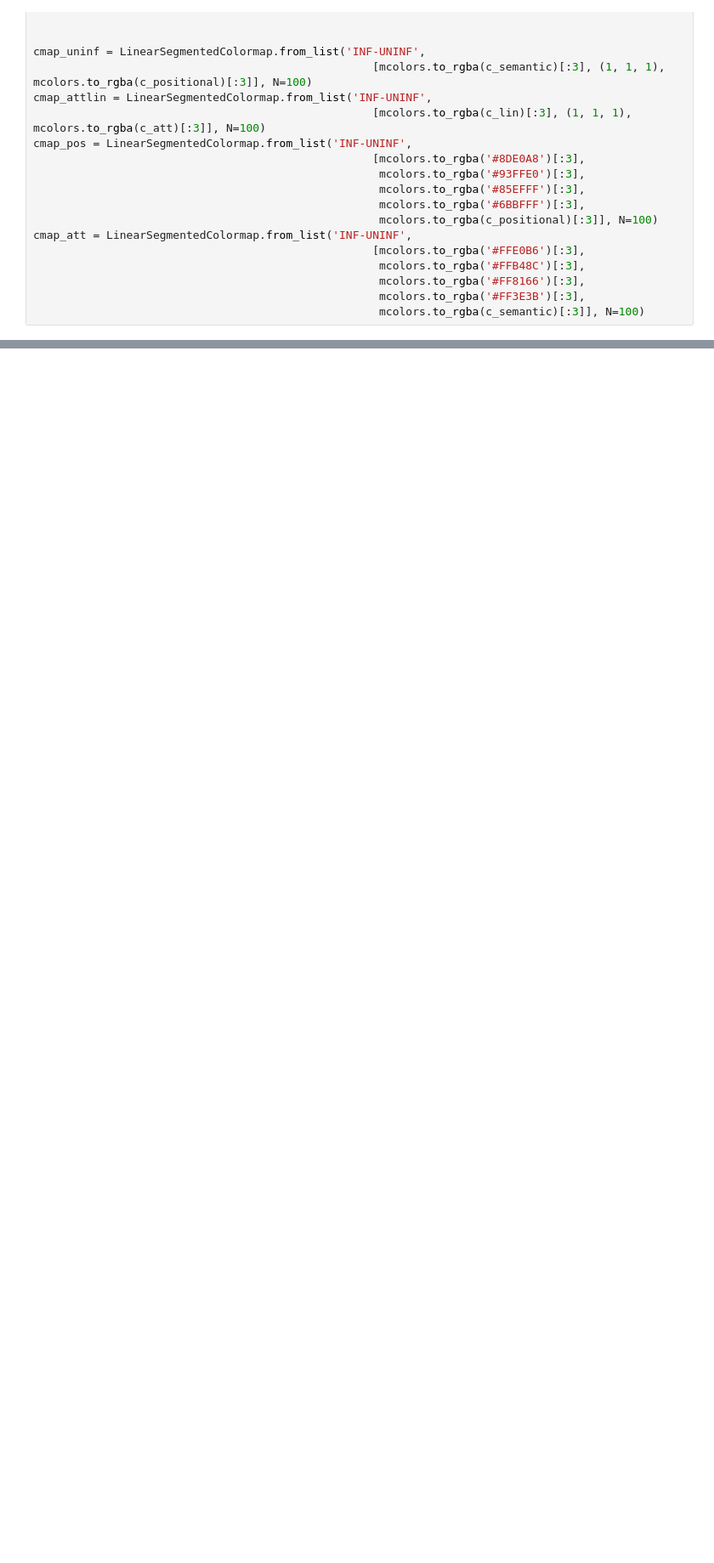
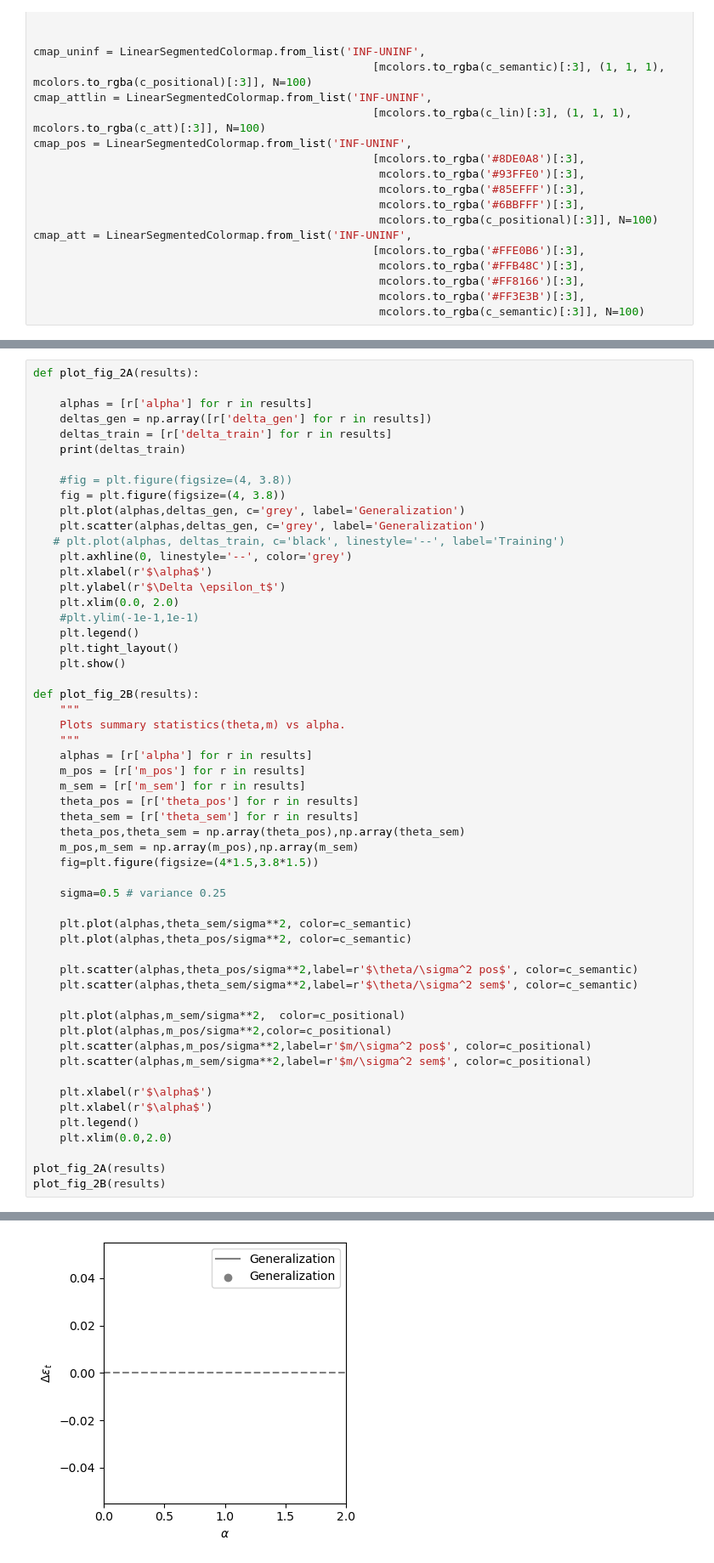
Before and after one commit to lokeshvaradaraj/ELV832-Assignments, a Jupyter notebook: Assignment_2.ipynb, the cells around one changed output, grey strips where cells are left out. Shown at 85% size. Cells and saved outputs as stored; diff of their text form; blank space fills up the shorter version.

```diff
--- a/Assignment_2.ipynb
+++ b/Assignment_2.ipynb
@@ -386,0 +377,56 @@ KeyboardInterrupt:
+# %%
+def plot_fig_2A(results):
+
+    alphas = [r['alpha'] for r in results]
+    deltas_gen = np.array([r['delta_gen'] for r in results])
+    deltas_train = [r['delta_train'] for r in results]
+    print(deltas_train)
+
+    #fig = plt.figure(figsize=(4, 3.8))
+    fig = plt.figure(figsize=(4, 3.8))
+    plt.plot(alphas,deltas_gen, c='grey', label='Generalization')
+    plt.scatter(alphas,deltas_gen, c='grey', label='Generalization')
+   # plt.plot(alphas, deltas_train, c='black', linestyle='--', label='Training')
+    plt.axhline(0, linestyle='--', color='grey')
+    plt.xlabel(r'$\alpha$')
+    plt.ylabel(r'$\Delta \epsilon_t$')
+    plt.xlim(0.0, 2.0)
+    #plt.ylim(-1e-1,1e-1)
+    plt.legend()
+    plt.tight_layout()
+    plt.show()
+
+def plot_fig_2B(results):
+    """
+    Plots summary statistics(theta,m) vs alpha.
+    """
+    alphas = [r['alpha'] for r in results]
+    m_pos = [r['m_pos'] for r in results]
+    m_sem = [r['m_sem'] for r in results]
+    theta_pos = [r['theta_pos'] for r in results]
+    theta_sem = [r['theta_sem'] for r in results]
+    theta_pos,theta_sem = np.array(theta_pos),np.array(theta_sem)
+    m_pos,m_sem = np.array(m_pos),np.array(m_sem)
+    fig=plt.figure(figsize=(4*1.5,3.8*1.5))
+
+    sigma=0.5 # variance 0.25
+
+    plt.plot(alphas,theta_sem/sigma**2, color=c_semantic)
+    plt.plot(alphas,theta_pos/sigma**2, color=c_semantic)
+
+    plt.scatter(alphas,theta_pos/sigma**2,label=r'$\theta/\sigma^2 pos$', color=c_semantic)
+    plt.scatter(alphas,theta_sem/sigma**2,label=r'$\theta/\sigma^2 sem$', color=c_semantic)
+
+    plt.plot(alphas,m_sem/sigma**2,  color=c_positional)
+    plt.plot(alphas,m_pos/sigma**2,color=c_positional)
+    plt.scatter(alphas,m_pos/sigma**2,label=r'$m/\sigma^2 pos$', color=c_positional)
+    plt.scatter(alphas,m_sem/sigma**2,label=r'$m/\sigma^2 sem$', color=c_positional)
+
+    plt.xlabel(r'$\alpha$')
+    plt.xlabel(r'$\alpha$')
+    plt.legend()
+    plt.xlim(0.0,2.0)
+
+plot_fig_2A(results)
+plot_fig_2B(results)
+# %% [output]
@@ -386,0 +434 @@ KeyboardInterrupt:
+[figure, added]
```
Also changed, not shown: parts of 11 cells of this notebook, 37 other files.
